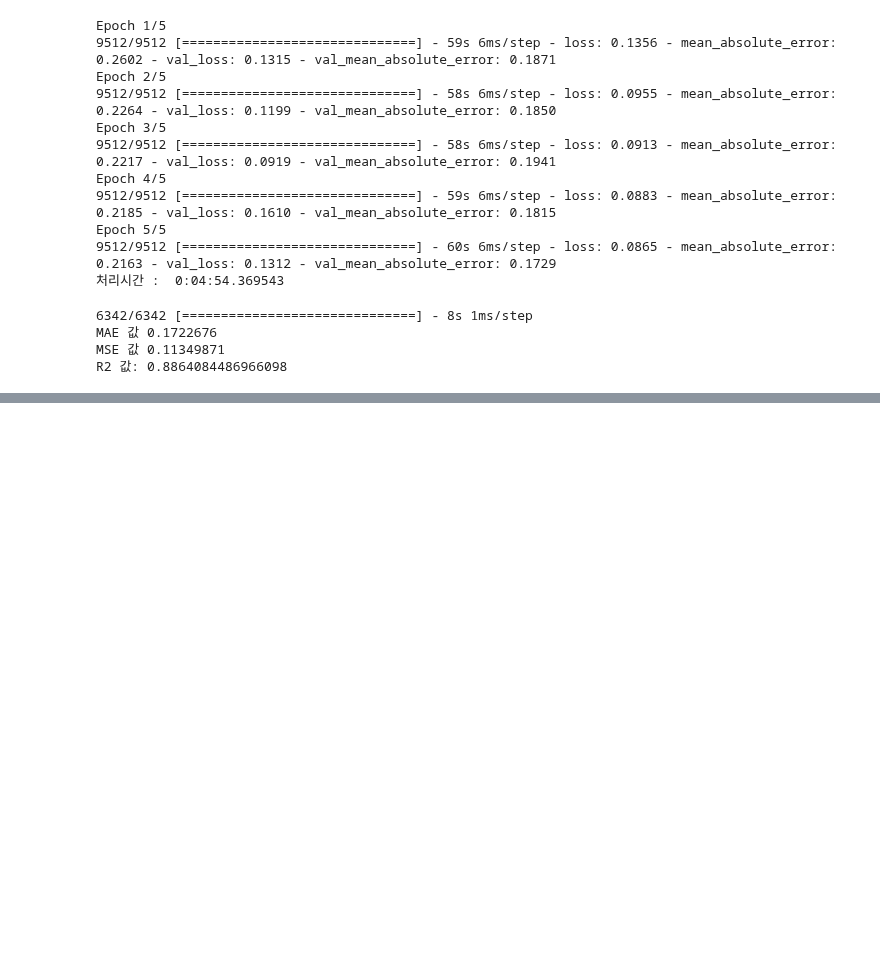
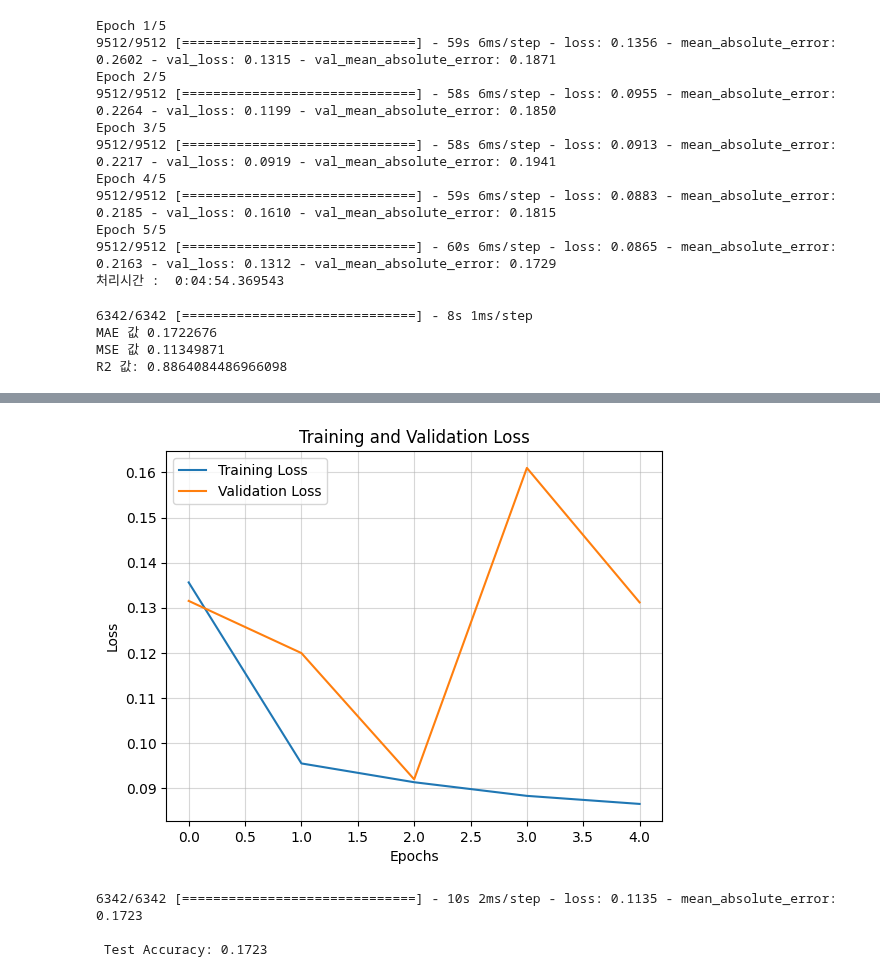
Before and after one commit to daebeobkim/python-bigdata, a Jupyter notebook: 딥러닝/what.ipynb, the cells around one changed output, grey strips where cells are left out. Cells and saved outputs as stored; diff of their text form; code cells hidden in the pictures; blank space fills up the shorter version.

```diff
--- a/딥러닝/what.ipynb
+++ b/딥러닝/what.ipynb
@@ -223,3 +222,23 @@ for i in range(3):
 [-0.66710305] -0.6198187
 [-1.5001242] -1.5037764
 [1.7293906] 1.45466
+# %%
+import matplotlib.pyplot as plt
+# 손실 그래프
+plt.plot(history.history['loss'], label='Training Loss')
+plt.plot(history.history['val_loss'], label='Validation Loss')
+plt.title('Training and Validation Loss')
+plt.xlabel('Epochs')
+plt.ylabel('Loss')
+plt.legend()
+
+# 그리드 추가
+plt.grid(True, linestyle='-', alpha=0.5)
+
+plt.show()
+print("\n Test Accuracy: %.4f" %(model.evaluate(x_test,y_test)[1]))
+# %% [output]
+[figure, added]
+6342/6342 [==============================] - 10s 2ms/step - loss: 0.1135 - mean_absolute_error: 0.1723
+
+ Test Accuracy: 0.1723
```
Also changed, not shown: parts of 1 cell of this notebook.
